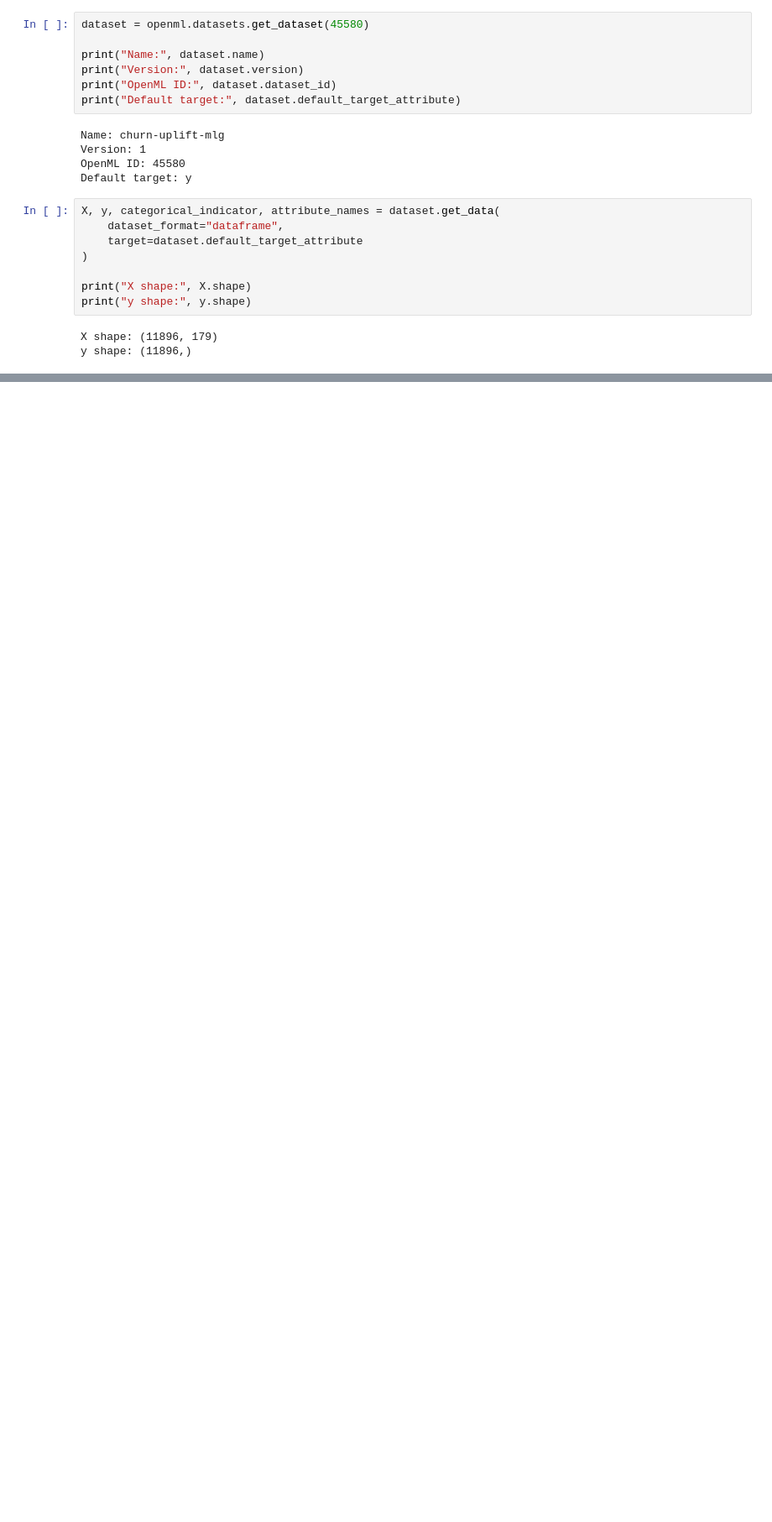
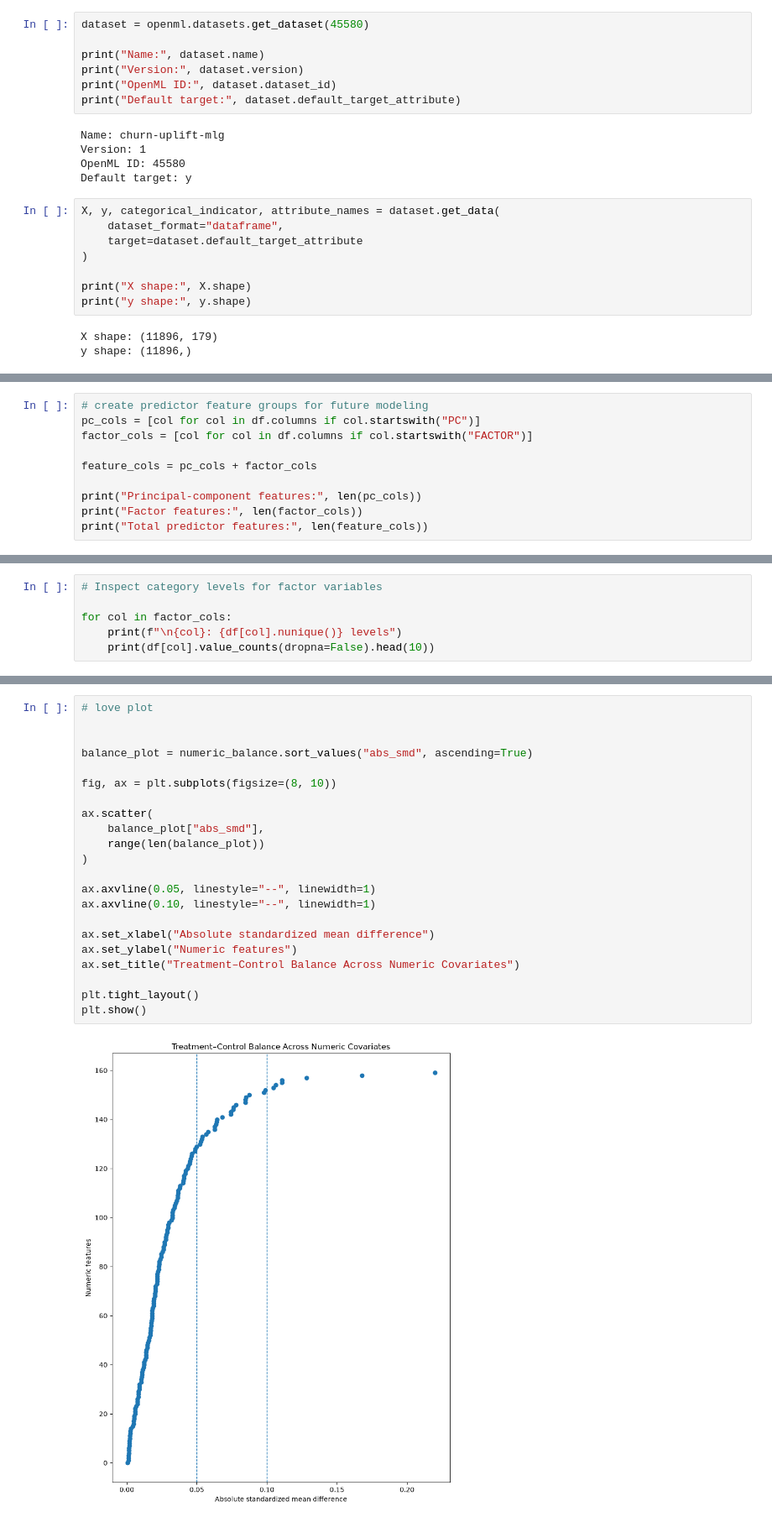
Before and after one commit to ACSanders/beyond-churn, a Jupyter notebook: notebooks/01_data_understanding.ipynb, the cells around one changed output, grey strips where cells are left out. Shown at 84% size. Drawn from its saved outputs; the diff is of its cells as text; blank space fills up the shorter version.

```diff
--- a/notebooks/01_data_understanding.ipynb
+++ b/notebooks/01_data_understanding.ipynb
@@ -100,0 +349,10 @@ t
+# %%
+# create predictor feature groups for future modeling
+pc_cols = [col for col in df.columns if col.startswith("PC")]
+factor_cols = [col for col in df.columns if col.startswith("FACTOR")]
+
+feature_cols = pc_cols + factor_cols
+
+print("Principal-component features:", len(pc_cols))
+print("Factor features:", len(factor_cols))
+print("Total predictor features:", len(feature_cols))
@@ -100,0 +443,6 @@ t
+# %%
+# Inspect category levels for factor variables
+
+for col in factor_cols:
+    print(f"\n{col}: {df[col].nunique()} levels")
+    print(df[col].value_counts(dropna=False).head(10))
@@ -100,0 +614,24 @@ t
+# %%
+# love plot
+
+
+balance_plot = numeric_balance.sort_values("abs_smd", ascending=True)
+
+fig, ax = plt.subplots(figsize=(8, 10))
+
+ax.scatter(
+    balance_plot["abs_smd"],
+    range(len(balance_plot))
+)
+
+ax.axvline(0.05, linestyle="--", linewidth=1)
+ax.axvline(0.10, linestyle="--", linewidth=1)
+
+ax.set_xlabel("Absolute standardized mean difference")
+ax.set_ylabel("Numeric features")
+ax.set_title("Treatment–Control Balance Across Numeric Covariates")
+
+plt.tight_layout()
+plt.show()
+# %% [output]
+[figure, added]
```
Also changed, not shown: parts of 59 cells of this notebook.
